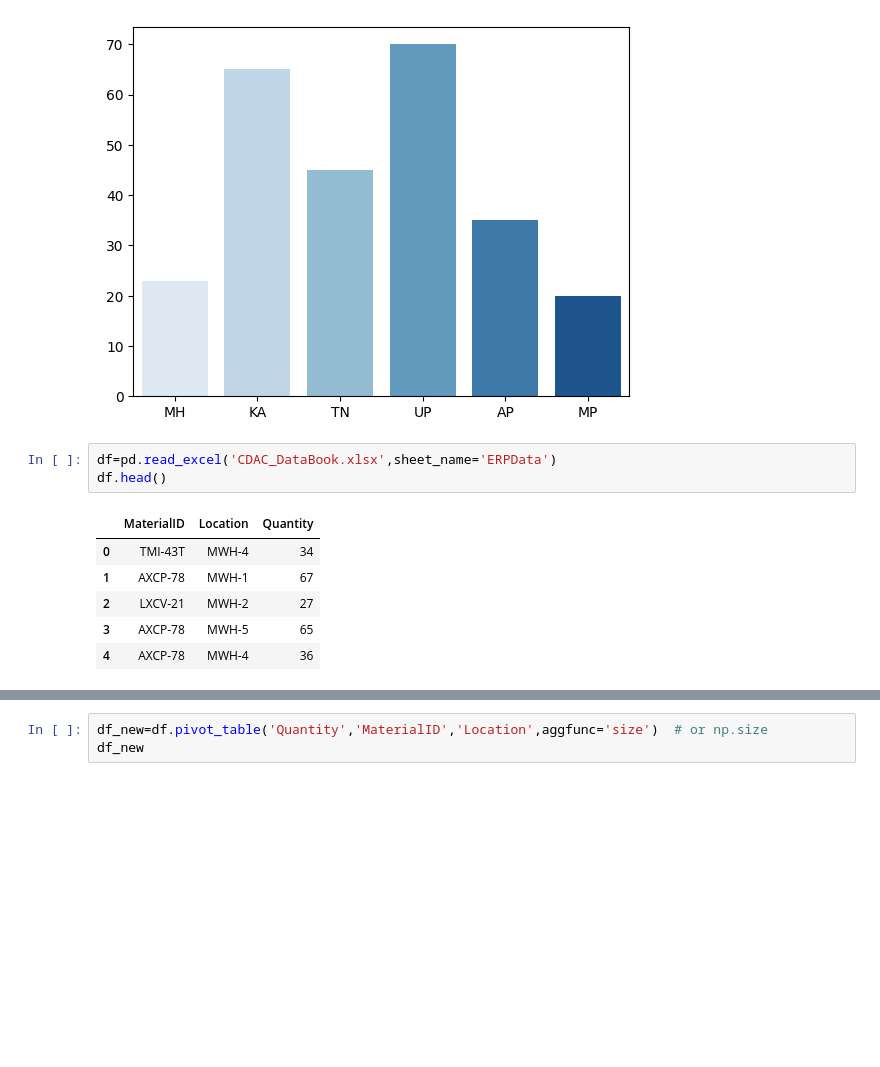
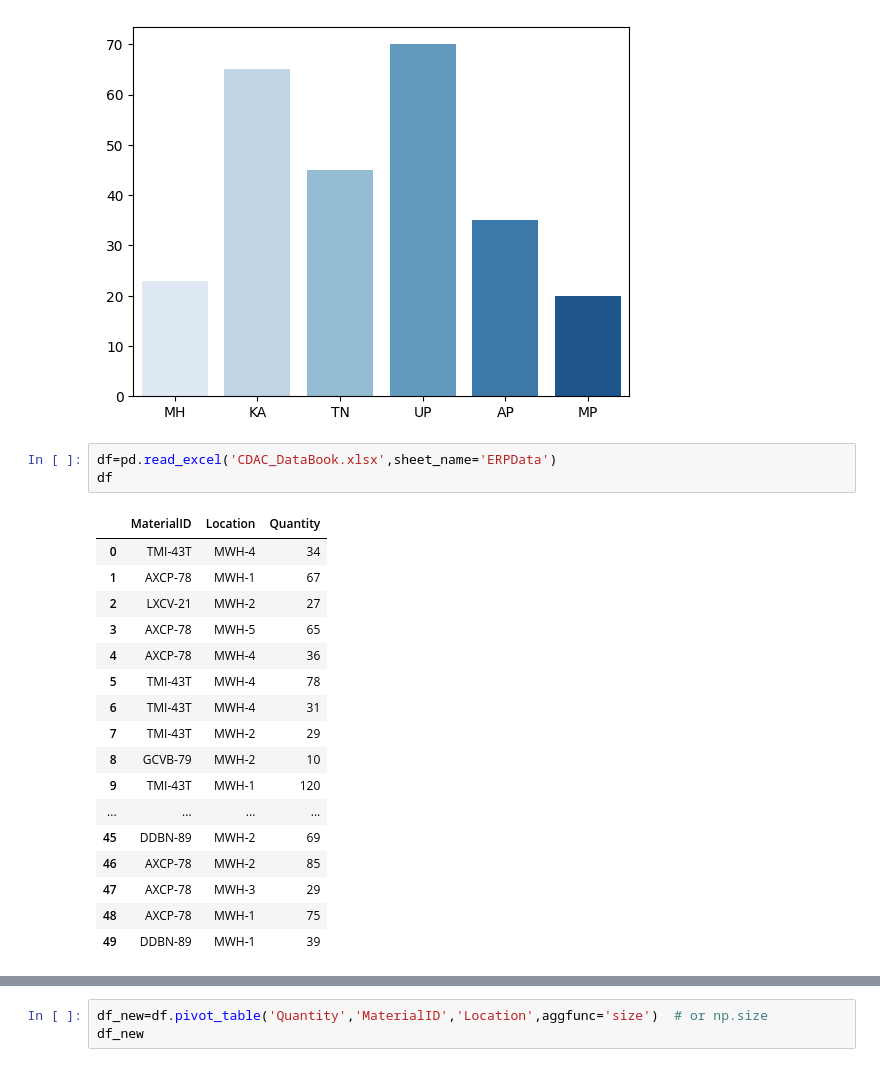
Before and after one commit to AayushParab44/Advanced_Statistics, a Jupyter notebook: day8_visualization_graphs.ipynb, the cells around one changed output, grey strips where cells are left out. Drawn from its saved outputs; the diff is of its cells as text; blank space fills up the shorter version.

```diff
--- a/day8_visualization_graphs.ipynb
+++ b/day8_visualization_graphs.ipynb
@@ -89,11 +96,22 @@ Passing `palette` without assigning `hue` is deprecated and will be removed in v
 [figure]
 # %%
 df=pd.read_excel('CDAC_DataBook.xlsx',sheet_name='ERPData')
-df.head()
+df
 # %% [output]
 |  | MaterialID | Location | Quantity |
 | 0 | TMI-43T | MWH-4 | 34 |
 | 1 | AXCP-78 | MWH-1 | 67 |
 | 2 | LXCV-21 | MWH-2 | 27 |
 | 3 | AXCP-78 | MWH-5 | 65 |
 | 4 | AXCP-78 | MWH-4 | 36 |
+| 5 | TMI-43T | MWH-4 | 78 |
+| 6 | TMI-43T | MWH-4 | 31 |
+| 7 | TMI-43T | MWH-2 | 29 |
+| 8 | GCVB-79 | MWH-2 | 10 |
+| 9 | TMI-43T | MWH-1 | 120 |
+| ... | ... | ... | ... |
+| 45 | DDBN-89 | MWH-2 | 69 |
+| 46 | AXCP-78 | MWH-2 | 85 |
+| 47 | AXCP-78 | MWH-3 | 29 |
+| 48 | AXCP-78 | MWH-1 | 75 |
+| 49 | DDBN-89 | MWH-1 | 39 |
```
Also changed, not shown: parts of 11 cells of this notebook.
